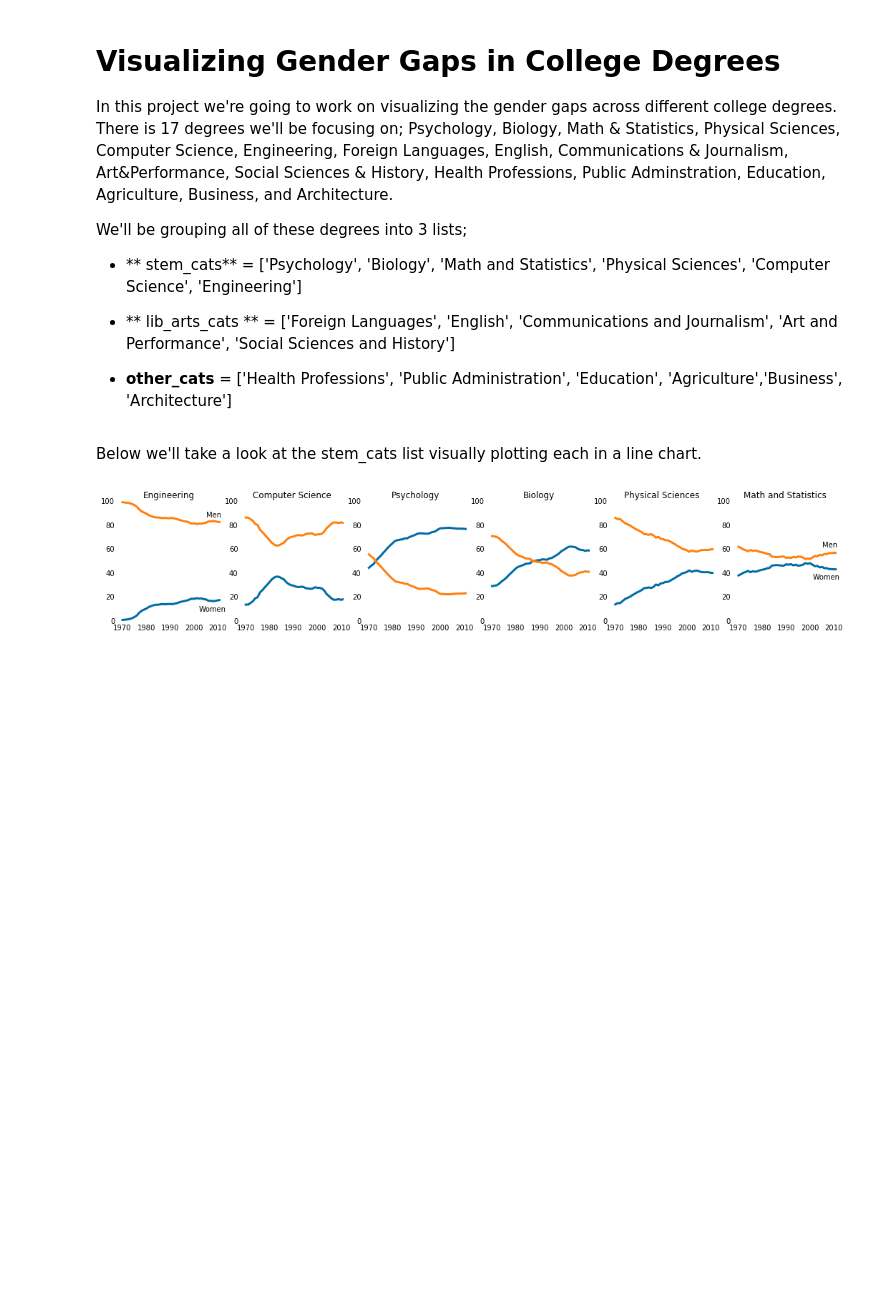
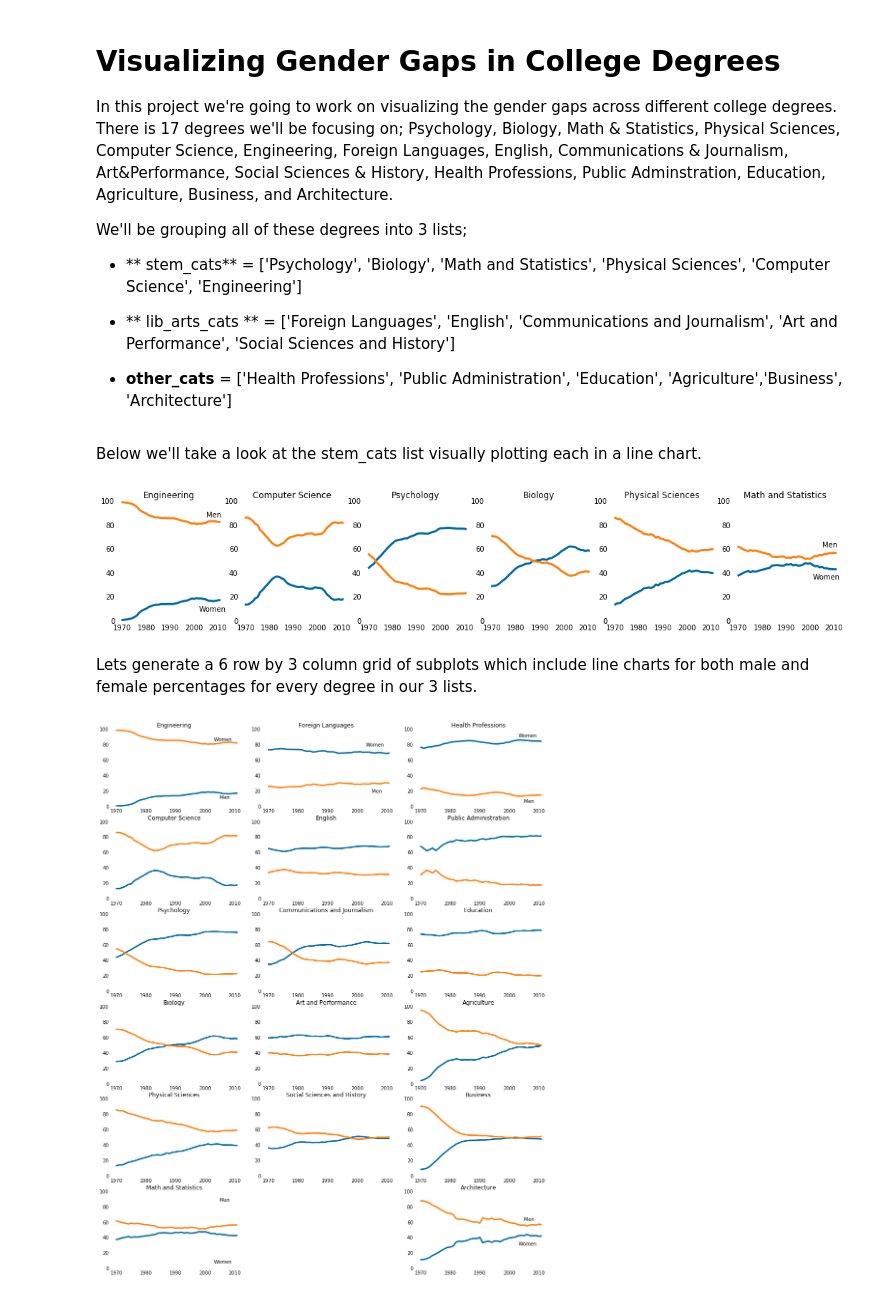
Before and after one commit to nkalpaxis/Visualizing_College_Degree_Gender_Gaps, a Jupyter notebook: Visualizing_College_Degree_Gender_Gaps.ipynb, the cells around one changed output. Saved outputs shown, nothing was run; the diff lists cells and outputs as text; code cells hidden in the pictures; blank space fills up the shorter version.

```diff
--- a/Visualizing_College_Degree_Gender_Gaps.ipynb
+++ b/Visualizing_College_Degree_Gender_Gaps.ipynb
@@ -48,3 +48,73 @@ for sp in range(0,6):
 plt.show()
 # %% [output]
 [figure]
+# %%
+# create our other two lists
+lib_arts_cats = ['Foreign Languages', 'English', 'Communications and Journalism', 'Art and Performance', 'Social Sciences and History']
+other_cats = ['Health Professions', 'Public Administration', 'Education', 'Agriculture','Business', 'Architecture']
+# %% [markdown]
+Lets generate a 6 row by 3 column grid of subplots which include line charts for both male and female percentages for every degree in our 3 lists.
+# %%
+fig = plt.figure(figsize=(16,20))
+
+# create first column of line charts for stem_cats
+
+for v in range(0,18,3):
+    cat_index = int(v/3)
+    ax = fig.add_subplot(6,3,v+1)
+    ax.plot(women_degrees['Year'], women_degrees[stem_cats[cat_index]], c=cb_dark_blue, label='Women', linewidth=3)
+    ax.plot(women_degrees['Year'], 100-women_degrees[stem_cats[cat_index]], c=cb_orange, label='Men', linewidth=3)
+    for key, spine in ax.spines.items():
+        spine.set_visible(False)
+    ax.set_xlim(1968, 2011)
+    ax.set_ylim(0,100)
+    ax.set_title(stem_cats[cat_index])
+    ax.tick_params(bottom='off',top='off',left='off', right='off')
+
+    if cat_index == 0:
+        ax.text(2003,85,'Women')
+        ax.text(2005,10,'Men')
+    elif cat_index == 5:
+        ax.text(2005,87,'Men')
+        ax.text(2003,7,'Women')
+
+# create second column of line charts for lib_arts_cats
+
+for v in range(1,16,3):
+    cat_index = int((v-1)/3)
+    ax = fig.add_subplot(6,3,v+1)
+    ax.plot(women_degrees['Year'], women_degrees[lib_arts_cats[cat_index]],c =cb_dark_blue, label='Women',linewidth=3)
+    ax.plot(women_degrees['Year'], 100-women_degrees[lib_arts_cats[cat_index]], c = cb_orange, label='Men',linewidth=3)
+    for key, spine in ax.spines.items():
+        spine.set_visible(False)
+    ax.set_xlim(1968,2011)
+    ax.set_ylim(0,100)
+    ax.set_title(lib_arts_cats[cat_index])
+    ax.tick_params(bottom='off',top='off',left='off', right='off')
+
+
+    if cat_index == 0:
+        ax.text(2003,78,'Women')
+        ax.text(2005,18,'Men')
+
+# created third column for other_cats
+for v in range(2,20,3):
+    cat_index = int((v-2)/3)
+    ax = fig.add_subplot(6,3,v+1)
+    ax.plot(women_degrees['Year'], women_degrees[other_cats[cat_index]], c=cb_dark_blue, label='Women', linewidth=3)
+    ax.plot(women_degrees['Year'], 100-women_degrees[other_cats[cat_index]], c=cb_orange, label='Men', linewidth=3)
+    for key,spine in ax.spines.items():
+        spine.set_visible(False)
+    ax.set_xlim(1968, 2011)
+    ax.set_ylim(0,100)
+    ax.set_title(other_cats[cat_index])
+    ax.tick_params(bottom="off", top="off", left="off", right="off")
+
+    if cat_index == 0:
+        ax.text(2003, 90, 'Women')
+        ax.text(2005, 5, 'Men')
+    elif cat_index == 5:
+        ax.text(2005, 62, 'Men')
+        ax.text(2003, 30, 'Women')
+# %% [output]
+[figure, added]
```
